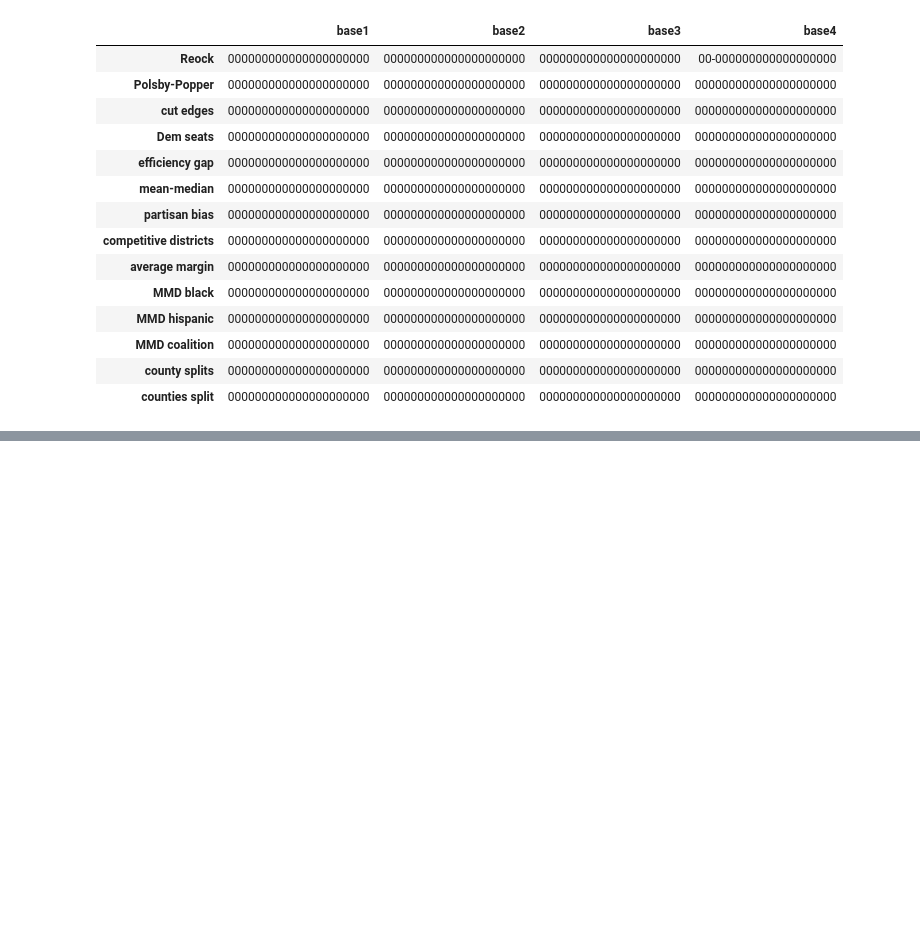
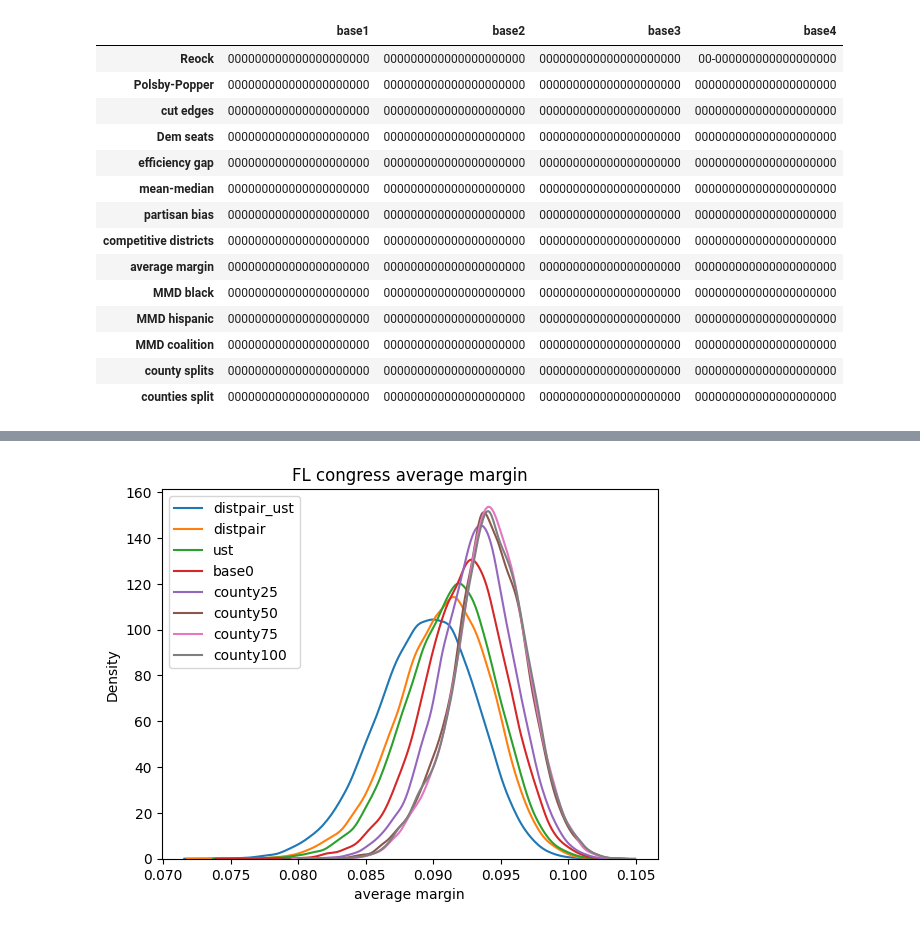
Before and after one commit to KrisTapp/Knobs, a Jupyter notebook: Compare ensembles.ipynb, the cells around one changed output, grey strips where cells are left out. Cells and saved outputs as stored; diff of their text form; code cells hidden in the pictures; blank space fills up the shorter version.

```diff
--- a/Compare ensembles.ipynb
+++ b/Compare ensembles.ipynb
@@ -242,0 +456,8 @@ T
+# %%
+state = 'FL'
+chamber = 'congress'
+score = 'average margin'
+my_ensemble_list = ['distpair_ust', 'distpair', 'ust', 'base0', 'county25', 'county50', 'county75', 'county100']
+kde_plot(state, chamber, my_ensemble_list, score, average_lines=False, filename='graphs/FL_cong_avg_margin_kde_plot.png')
+# %% [output]
+[figure, added]
```
Also changed, not shown: parts of 24 cells of this notebook, 27 other files.
